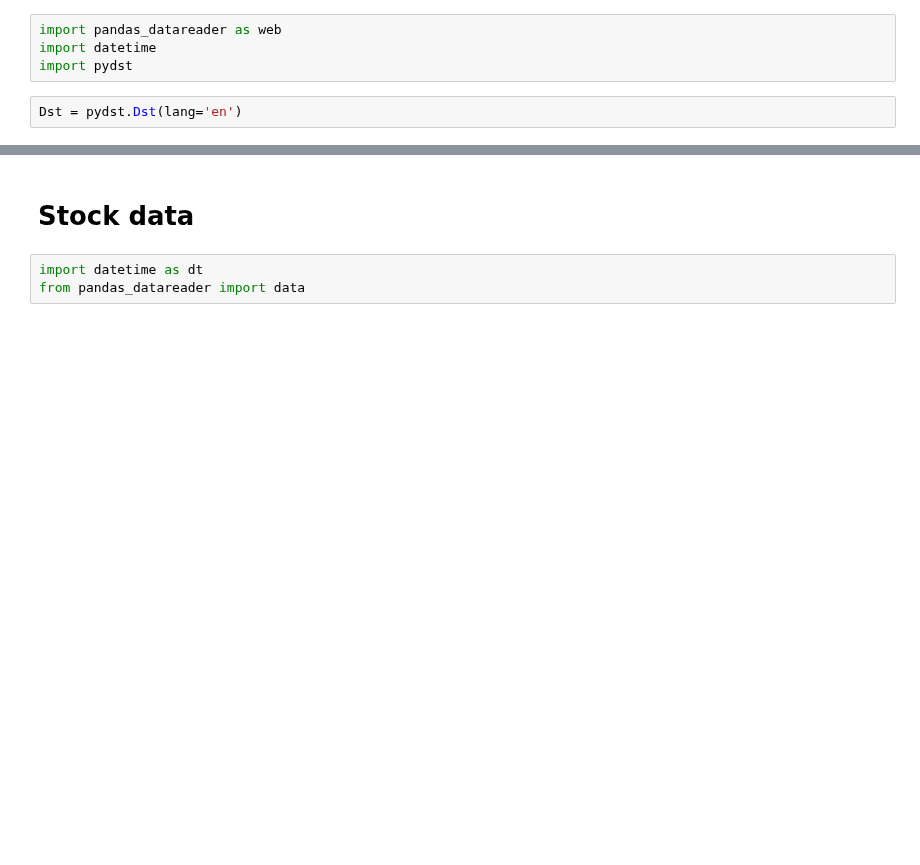
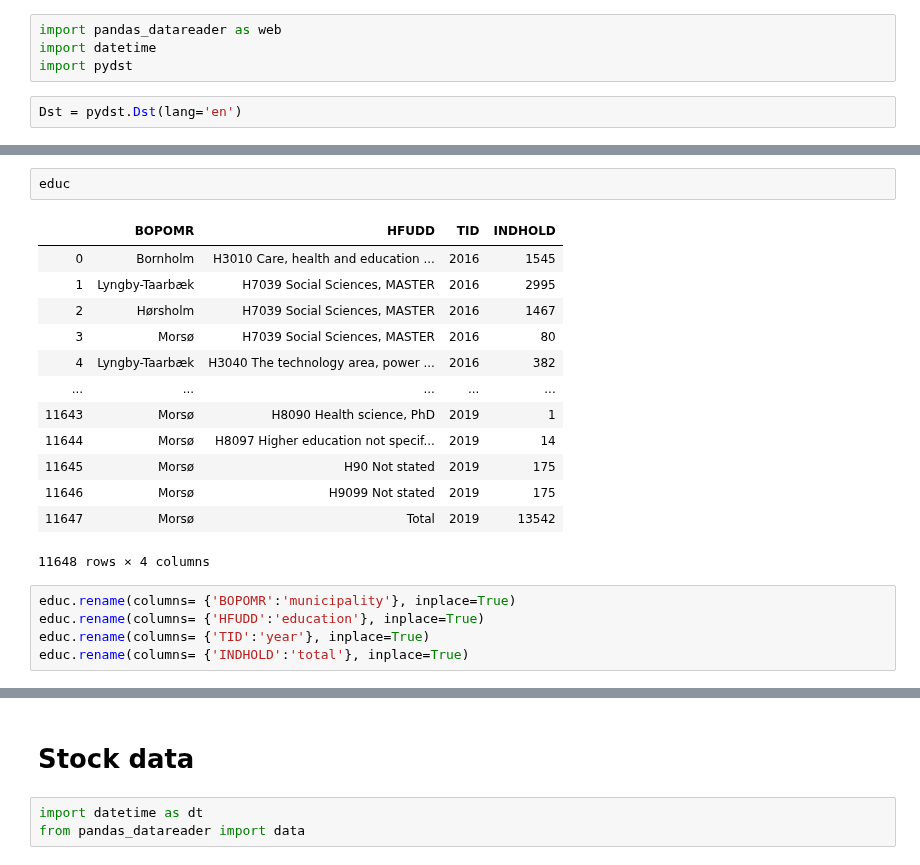
Before and after one commit to NumEconCopenhagen/projects-2020-jop, a Jupyter notebook: dataproject/dataproject.ipynb, the cells around one changed output, grey strips where cells are left out. Drawn from its saved outputs; the diff is of its cells as text; blank space fills up the shorter version.

```diff
--- a/dataproject/dataproject.ipynb
+++ b/dataproject/dataproject.ipynb
@@ -189,0 +143,21 @@ Opdateret
+# %%
+educ
+# %% [output]
+|  | BOPOMR | HFUDD | TID | INDHOLD |
+| 0 | Bornholm | H3010 Care, health and education ... | 2016 | 1545 |
+| 1 | Lyngby-Taarbæk | H7039 Social Sciences, MASTER | 2016 | 2995 |
+| 2 | Hørsholm | H7039 Social Sciences, MASTER | 2016 | 1467 |
+| 3 | Morsø | H7039 Social Sciences, MASTER | 2016 | 80 |
+| 4 | Lyngby-Taarbæk | H3040 The technology area, power ... | 2016 | 382 |
+| ... | ... | ... | ... | ... |
+| 11643 | Morsø | H8090 Health science, PhD | 2019 | 1 |
+| 11644 | Morsø | H8097 Higher education not specif... | 2019 | 14 |
+| 11645 | Morsø | H90 Not stated | 2019 | 175 |
+| 11646 | Morsø | H9099 Not stated | 2019 | 175 |
+| 11647 | Morsø | Total | 2019 | 13542 |
+11648 rows × 4 columns
+# %%
+educ.rename(columns= {'BOPOMR':'municipality'}, inplace=True)
+educ.rename(columns= {'HFUDD':'education'}, inplace=True)
+educ.rename(columns= {'TID':'year'}, inplace=True)
+educ.rename(columns= {'INDHOLD':'total'}, inplace=True)
```
Also changed, not shown: parts of 20 cells of this notebook.
